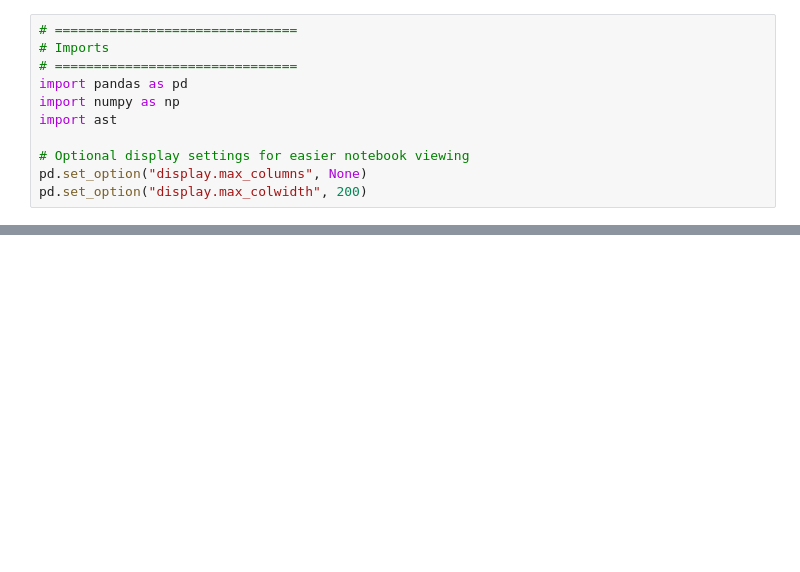
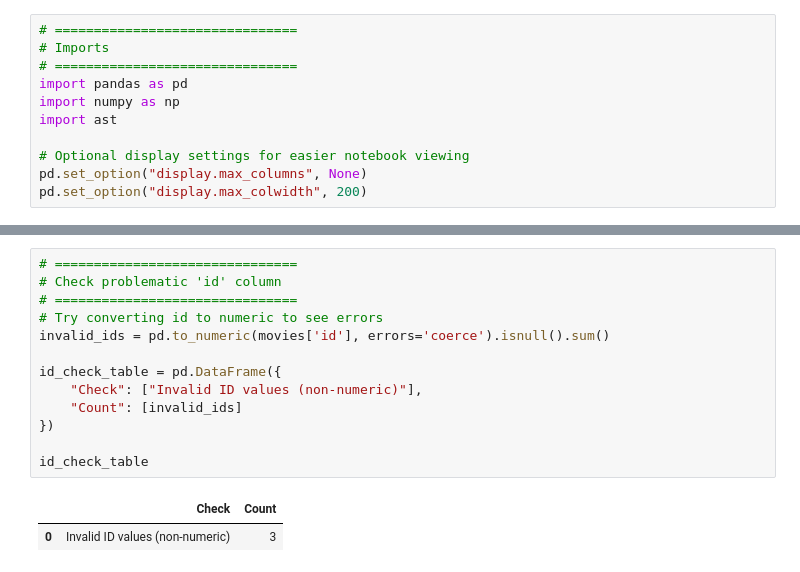
Before and after one commit to gabrielzohrob/CSI-4142---Assignment-4, a Jupyter notebook: CSI4142-Assignment4.ipynb, the cells around one changed output, grey strips where cells are left out. Cells and saved outputs as stored; diff of their text form; blank space fills up the shorter version.

```diff
--- a/CSI4142-Assignment4.ipynb
+++ b/CSI4142-Assignment4.ipynb
@@ -104,0 +186,16 @@ display(ratings.head())
+# %%
+# ===============================
+# Check problematic 'id' column
+# ===============================
+# Try converting id to numeric to see errors
+invalid_ids = pd.to_numeric(movies['id'], errors='coerce').isnull().sum()
+
+id_check_table = pd.DataFrame({
+    "Check": ["Invalid ID values (non-numeric)"],
+    "Count": [invalid_ids]
+})
+
+id_check_table
+# %% [output]
+|  | Check | Count |
+| 0 | Invalid ID values (non-numeric) | 3 |
```
Also changed, not shown: parts of 6 cells of this notebook.
